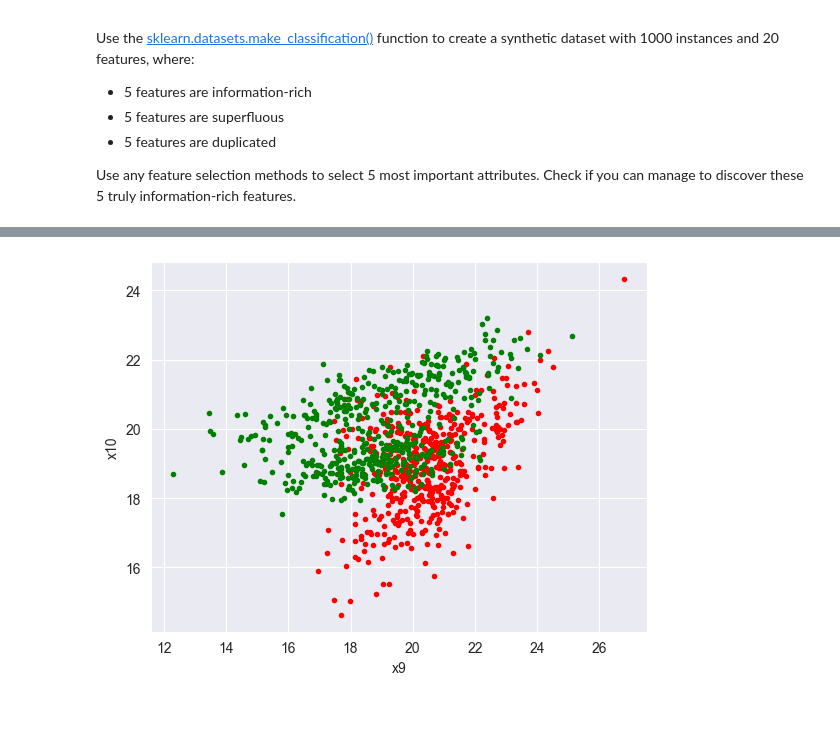
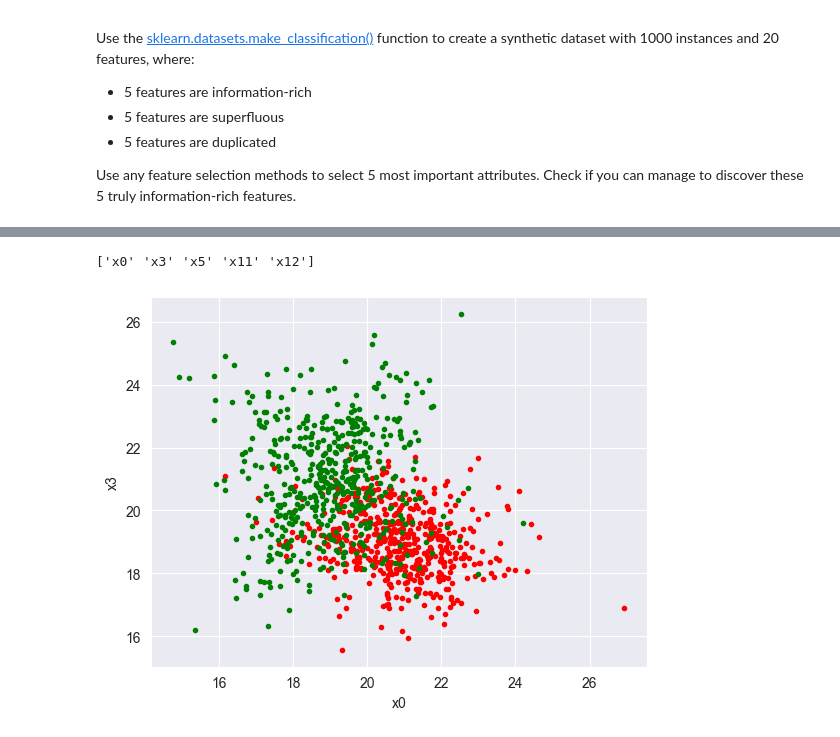
Before and after one commit to Luncenok/Data-mining, a Jupyter notebook: dm_feature_selection_(1).ipynb, the cells around one changed output, grey strips where cells are left out. Saved outputs shown, nothing was run; the diff lists cells and outputs as text; code cells hidden in the pictures.

```diff
--- a/dm_feature_selection_(1).ipynb
+++ b/dm_feature_selection_(1).ipynb
@@ -412,7 +412,7 @@ Use any feature selection methods to select 5 most important attributes. Check i
 # %%
 from sklearn.datasets import make_classification
 
-X, y = make_classification(n_samples=1000, n_features=20, n_informative=5, n_redundant=5, n_repeated=5, random_state=4)
+X, y = make_classification(n_samples=1000, n_features=20, n_informative=5, n_redundant=5, n_repeated=5, random_state=4, shuffle=False)
 X = [x+20 for x in X]
 
 plt.figure(figsize=(10,8))
@@ -423,16 +423,18 @@ plt.show()
 # %%
 from sklearn.feature_selection import GenericUnivariateSelect
 
 gus_object = GenericUnivariateSelect(chi2, mode='k_best', param=5)
 new_data = gus_object.fit_transform(X, y)
 new_dataframe = pd.DataFrame(new_data)
-plt.plot(new_dataframe[new_dataframe.columns[1]][y==0],new_dataframe[new_dataframe.columns[2]][y==0], 'r.')
-plt.plot(new_dataframe[new_dataframe.columns[1]][y==1],new_dataframe[new_dataframe.columns[2]][y==1], 'g.')
-plt.xlabel(gus_object.get_feature_names_out()[1])
-plt.ylabel(gus_object.get_feature_names_out()[2])
+plt.plot(new_dataframe[new_dataframe.columns[0]][y==0],new_dataframe[new_dataframe.columns[1]][y==0], 'r.')
+plt.plot(new_dataframe[new_dataframe.columns[0]][y==1],new_dataframe[new_dataframe.columns[1]][y==1], 'g.')
+plt.xlabel(gus_object.get_feature_names_out()[0])
+plt.ylabel(gus_object.get_feature_names_out()[1])
+print(gus_object.get_feature_names_out())
 plt.show()
 # %% [output]
+['x0' 'x3' 'x5' 'x11' 'x12']
-[figure, old version]
+[figure, new version]
 # %%
 from sklearn.feature_selection import SelectFromModel
 from sklearn.linear_model import Perceptron, LassoCV, SGDClassifier, RidgeClassifierCV
```
Also changed, not shown: parts of 3 cells of this notebook, 3 other files.
